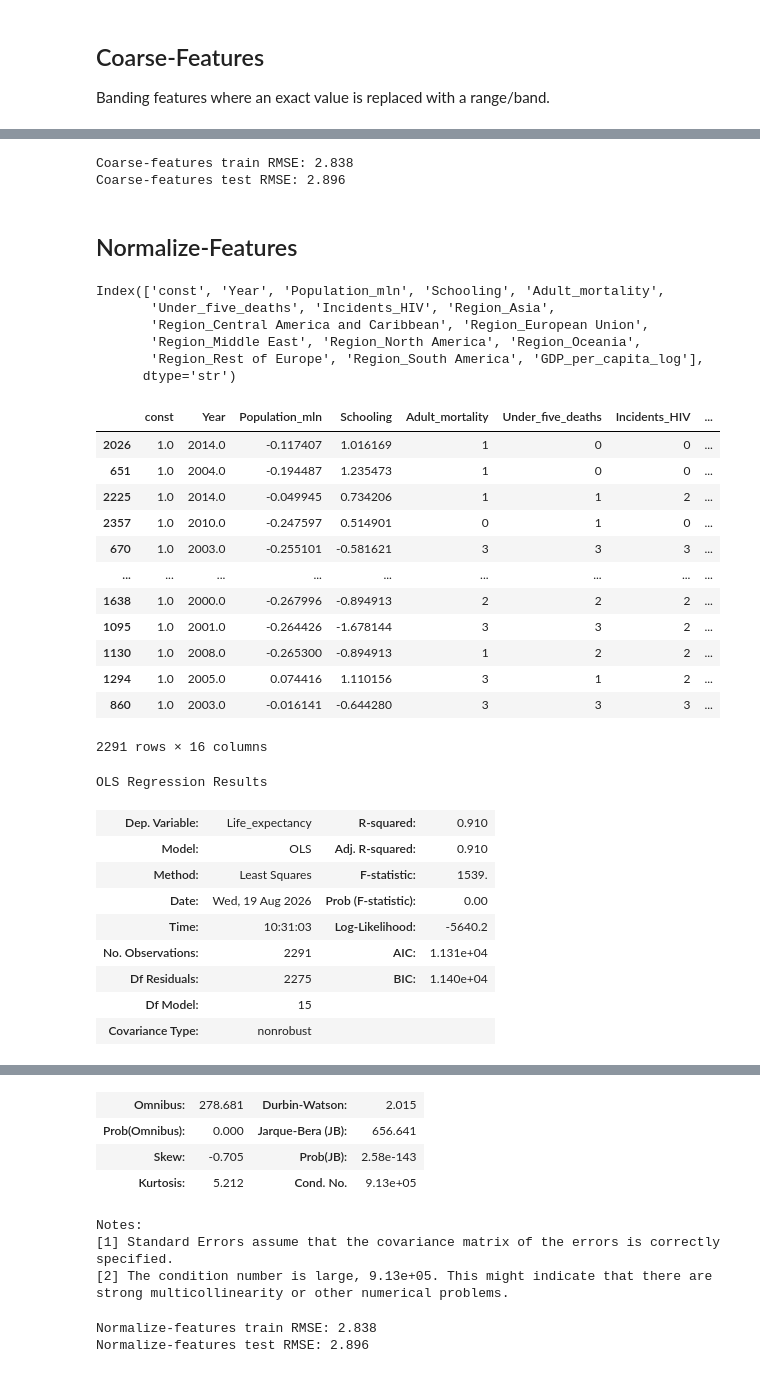
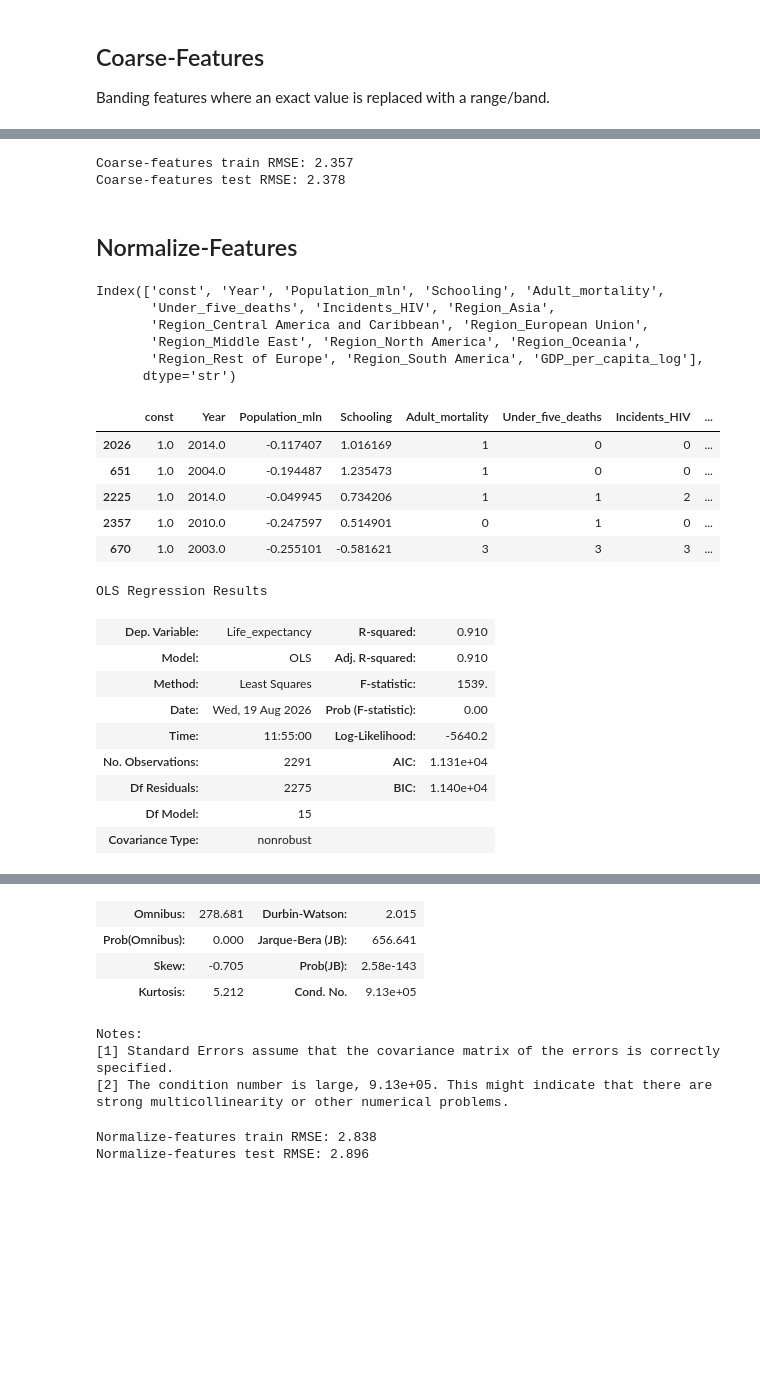
Before and after one commit to oum4r/df-WHO-project, a Jupyter notebook: notebooks/WHO LEAST Notebook.ipynb, the cells around one changed output, grey strips where cells are left out. Drawn from its saved outputs; the diff is of its cells as text; code cells hidden in the pictures; blank space fills up the shorter version.

Commit message:
Expanded coarsening bands
Extended the coarsen bands from 4 to 10.

```diff
--- a/notebooks/WHO LEAST Notebook.ipynb
+++ b/notebooks/WHO LEAST Notebook.ipynb
@@ -571,3 +589,5 @@ least_information_columns = [
     'Under_five_deaths',
     'Incidents_HIV'
 ]
+# %%
+bands = 10
@@ -574,11 +596,13 @@ least_information_columns = [
 # %%
-def get_quartile_edges(ds:pd.Series):
-    edges = list(ds.quantile([0,.25,.5,.75,1]).values)
+def get_bands(ds:pd.Series, bands:int=10):
+    # edges = list(ds.quantile([0,.25,.5,.75,1]).values)
+    # edges = list(ds.quantile([0,.2,.4,.6,.8,1]).values)
+    edges = list(ds.quantile([x/bands for x in range(bands+1)]).values)
     edges[0], edges[-1] = -np.inf, np.inf
     return edges
 
 def coarsen_col(ds:pd.Series):
-    edges = get_quartile_edges(ds)
+    edges = get_bands(ds)
     ds = pd.cut(ds, edges, labels=False)
 
 
@@ -586,13 +610,16 @@ def fe_coarse(df):
     # Transform GDP/capita to log scale
     df['GDP_per_capita_log'] = np.log(df['GDP_per_capita'])
     drop(df, 'GDP_per_capita', inplace=True)
+    # df['Schooling_log'] = np.log(df['Schooling'])
+    # drop(df, 'Schooling', inplace=True)
 
     # Coarsen columns to hide sensitive data
     dxt = get_train_test(df_least)[0] # dummy_X_train
     columns = ['Adult_mortality', 'Under_five_deaths', 'Incidents_HIV']
 
     for col in columns:
-        edges = get_quartile_edges(dxt[col])
+        edges = get_bands(dxt[col])
+        print(f'{col}: {edges}')
         df[col+''] = pd.cut(df[col], edges, labels=False)
 
     df = sm.add_constant(df)
@@ -664,8 +700,8 @@ co_test_rmse = sm.tools.eval_measures.rmse(y_test, y_test_pred)
 print(f'Coarse-features train RMSE: {co_train_rmse.round(3)}')
 print(f'Coarse-features test RMSE: {co_test_rmse.round(3)}')
 # %% [output]
-Coarse-features train RMSE: 2.838
-Coarse-features test RMSE: 2.896
+Coarse-features train RMSE: 2.357
+Coarse-features test RMSE: 2.378
 # %% [markdown]
 ## Normalize-Features
 # %%
@@ -693,41 +729,34 @@ def fe_normalize(df):
 # %%
 df_least = df[least_information_columns + region_columns]
 
 X_train, X_test, y_train, y_test = get_train_test(df_least)
 X_train, X_test = fe_normalize(X_train), fe_normalize(X_test)
 
 print(X_train.columns)
-display(X_train)
+display(X_train.head())
 
 linreg = sm.OLS(y_train, X_train)
 results = linreg.fit()
 results.summary()
 # %% [output]
 Index(['const', 'Year', 'Population_mln', 'Schooling', 'Adult_mortality',
        'Under_five_deaths', 'Incidents_HIV', 'Region_Asia',
        'Region_Central America and Caribbean', 'Region_European Union',
        'Region_Middle East', 'Region_North America', 'Region_Oceania',
        'Region_Rest of Europe', 'Region_South America', 'GDP_per_capita_log'],
       dtype='str')
 |  | const | Year | Population_mln | Schooling | Adult_mortality | Under_five_deaths | Incidents_HIV | ... |
 | 2026 | 1.0 | 2014.0 | -0.117407 | 1.016169 | 1 | 0 | 0 | ... |
 | 651 | 1.0 | 2004.0 | -0.194487 | 1.235473 | 1 | 0 | 0 | ... |
 | 2225 | 1.0 | 2014.0 | -0.049945 | 0.734206 | 1 | 1 | 2 | ... |
 | 2357 | 1.0 | 2010.0 | -0.247597 | 0.514901 | 0 | 1 | 0 | ... |
 | 670 | 1.0 | 2003.0 | -0.255101 | -0.581621 | 3 | 3 | 3 | ... |
-| ... | ... | ... | ... | ... | ... | ... | ... | ... |
-| 1638 | 1.0 | 2000.0 | -0.267996 | -0.894913 | 2 | 2 | 2 | ... |
-| 1095 | 1.0 | 2001.0 | -0.264426 | -1.678144 | 3 | 3 | 2 | ... |
-| 1130 | 1.0 | 2008.0 | -0.265300 | -0.894913 | 1 | 2 | 2 | ... |
-| 1294 | 1.0 | 2005.0 | 0.074416 | 1.110156 | 3 | 1 | 2 | ... |
-| 860 | 1.0 | 2003.0 | -0.016141 | -0.644280 | 3 | 3 | 3 | ... |
-2291 rows × 16 columns
+OLS Regression Results
-OLS Regression Results
 | Dep. Variable: | Life_expectancy | R-squared: | 0.910 |
 | Model: | OLS | Adj. R-squared: | 0.910 |
 | Method: | Least Squares | F-statistic: | 1539. |
 | Date: | Wed, 19 Aug 2026 | Prob (F-statistic): | 0.00 |
-| Time: | 10:31:03 | Log-Likelihood: | -5640.2 |
+| Time: | 11:55:00 | Log-Likelihood: | -5640.2 |
 | No. Observations: | 2291 | AIC: | 1.131e+04 |
 | Df Residuals: | 2275 | BIC: | 1.140e+04 |
 | Df Model: | 15 |  |  |
@@ -753,10 +782,10 @@ OLS Regression Results
 | Prob(Omnibus): | 0.000 | Jarque-Bera (JB): | 656.641 |
 | Skew: | -0.705 | Prob(JB): | 2.58e-143 |
 | Kurtosis: | 5.212 | Cond. No. | 9.13e+05 |
-Notes:
-[1] Standard Errors assume that the covariance matrix of the errors is correctly specified.
-[2] The condition number is large, 9.13e+05. This might indicate that there are
-strong multicollinearity or other numerical problems.
+Notes:
+[1] Standard Errors assume that the covariance matrix of the errors is correctly specified.
+[2] The condition number is large, 9.13e+05. This might indicate that there are
+strong multicollinearity or other numerical problems.
 # %%
 y_train_pred = results.predict(X_train)
 y_test_pred = results.predict(X_test)
```
Also changed, not shown: parts of 13 cells of this notebook, 2 other files.
